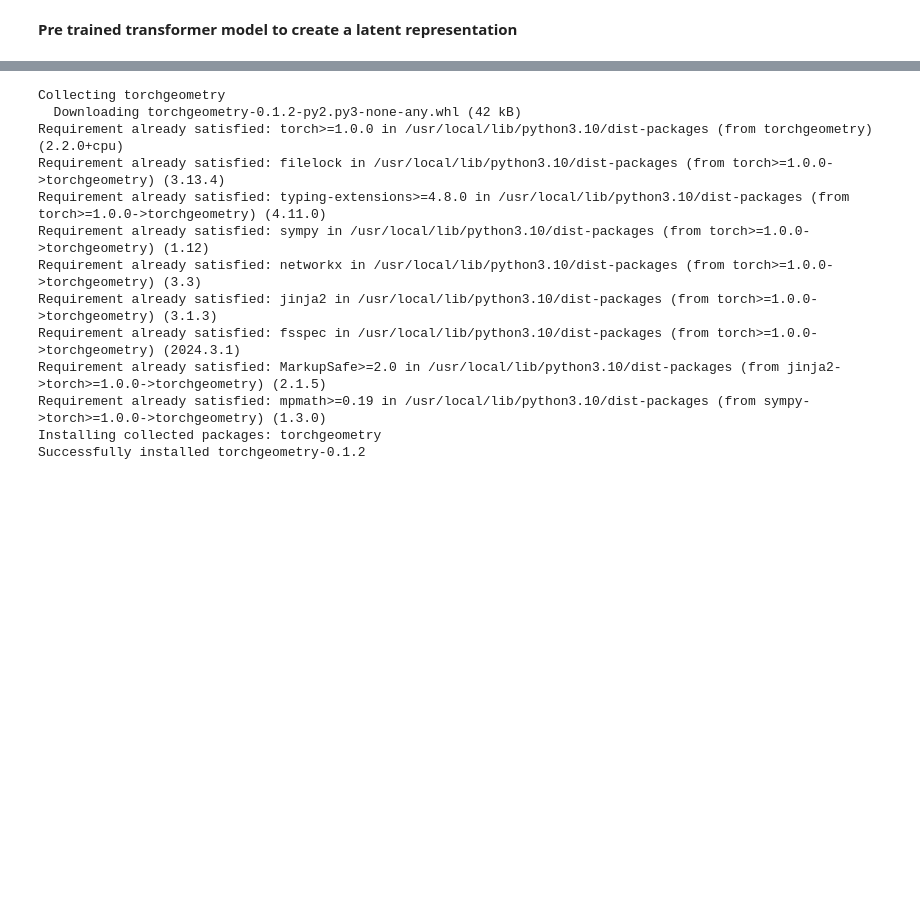
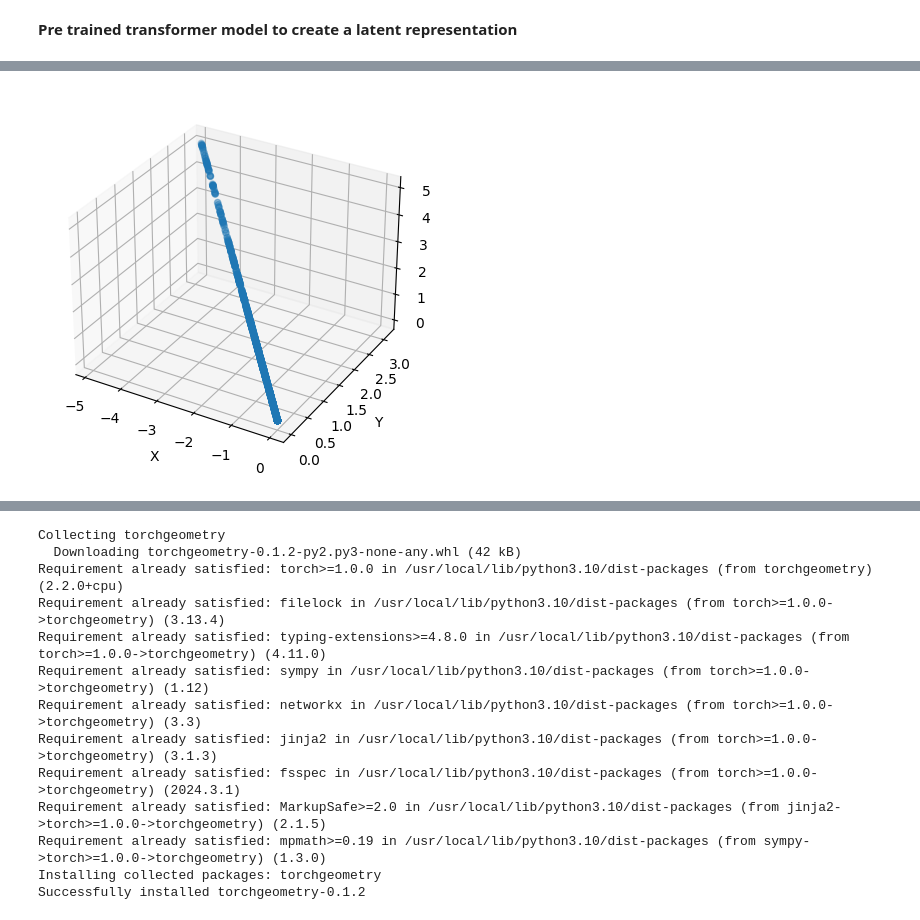
Before and after one commit to Rohit-Roby/Project, a Jupyter notebook: Replica.ipynb, the cells around one changed output, grey strips where cells are left out. Drawn from its saved outputs; the diff is of its cells as text; code cells hidden in the pictures; blank space fills up the shorter version.

```diff
--- a/Replica.ipynb
+++ b/Replica.ipynb
@@ -693,0 +874,28 @@ Latent Representation: torch.Size([1, 1024])
+# %%
+
+x_input = tf.cast(resampled_cloud, dtype=tf.float32)
+encoder_output = encoder(x_input)
+decoder_output = decoder(encoder_output)
+# decoder_output
+loss = tf.reduce_mean(tf.square(x_input - decoder_output))
+from tensorflow.keras.optimizers import Adam
+learning_rate = 0.01
+beta1 = 0.9
+
+optimizer = Adam(
+    learning_rate=0.001,
+    beta_1=0.9,
+    name='adam'
+)
+# %%
+def load_pointcloud_data():
+  dataset = []
+  dir = '/root/.objaverse/hf-objaverse-v1/pointClouds'
+  model_paths = get_npz_paths(dir)
+  for npz in model_paths[0:10]:
+      # Load the point cloud data from the npz file
+      data = np.load(npz)
+      points = data["points"]  # Assuming the key is "points"
+      dataset.append(points)
+      # print(points,points.shape)
+  return dataset
@@ -693,0 +980,15 @@ Latent Representation: torch.Size([1, 1024])
+# %%
+import matplotlib.pyplot as plt
+from mpl_toolkits.mplot3d import Axes3D
+
+fig = plt.figure()
+ax = fig.add_subplot(111, projection='3d')
+ax.scatter(encoder_output[:, 0], encoder_output[:, 1], encoder_output[:, 2])  # Assuming your point cloud is a NumPy array
+
+ax.set_xlabel('X')
+ax.set_ylabel('Y')
+ax.set_zlabel('Z')
+
+plt.show()
+# %% [output]
+[figure, added]
```
Also changed, not shown: parts of 41 cells of this notebook.
